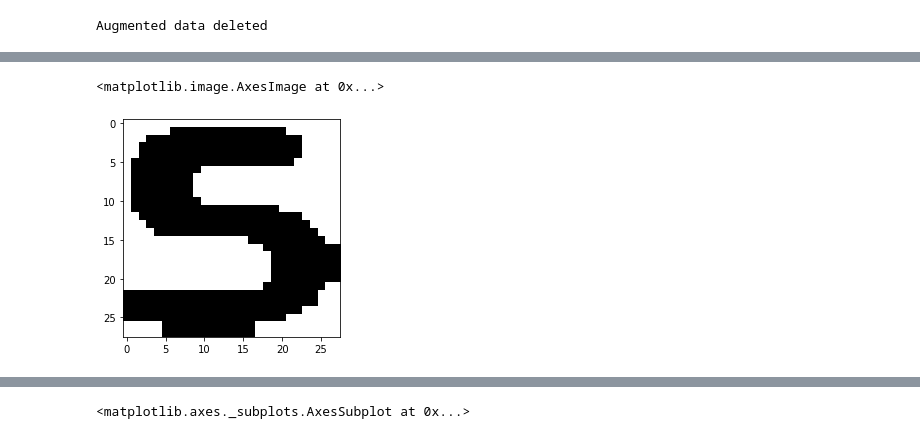
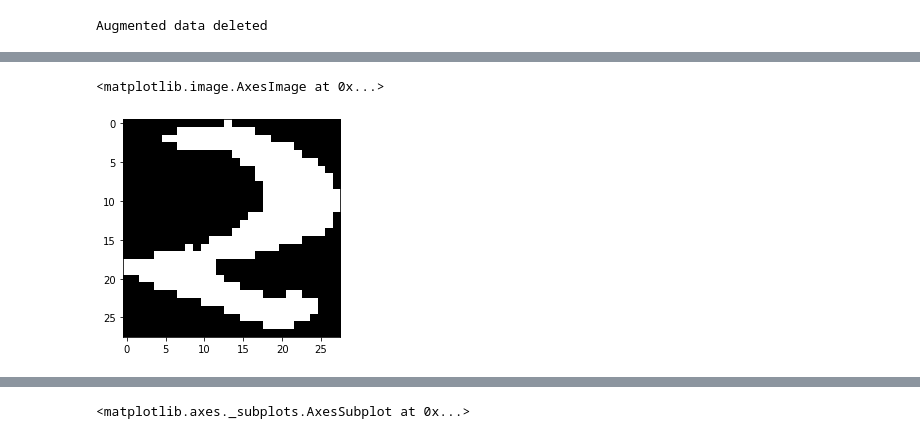
Before and after one commit to yashgupta417/ANPR, a Jupyter notebook: char_recog.ipynb, the cells around one changed output, grey strips where cells are left out. Saved outputs shown, nothing was run; the diff lists cells and outputs as text; code cells hidden in the pictures.

```diff
--- a/char_recog.ipynb
+++ b/char_recog.ipynb
@@ -171,7 +179,7 @@ for d in class_dirs:
 
         #binarizing image
         img_gray=cv2.cvtColor(img, cv2.COLOR_BGR2GRAY)
-        img_bw=cv2.threshold(img_gray, 0, 255, cv2.THRESH_OTSU | cv2.THRESH_BINARY_INV)[1]
+        img_bw=cv2.threshold(img_gray, 0, 255, cv2.THRESH_OTSU)[1]
 
         #flattening image and appending it
         X.append(list(chain.from_iterable(img_bw)))
@@ -190,10 +198,10 @@ no of images: 6055
 no of dimensions: 784
 # %%
-x0=np.reshape(X[0],(-1,28))
+x0=np.reshape(X[6],(-1,28))
 plt.imshow(x0, cmap="gray")
 # %% [output]
 <matplotlib.image.AxesImage at 0x...>
-[figure, old version]
+[figure, new version]
 # %%
 #converting to numpy array
 X=np.array(X)
```
Also changed, not shown: parts of 10 cells of this notebook.
